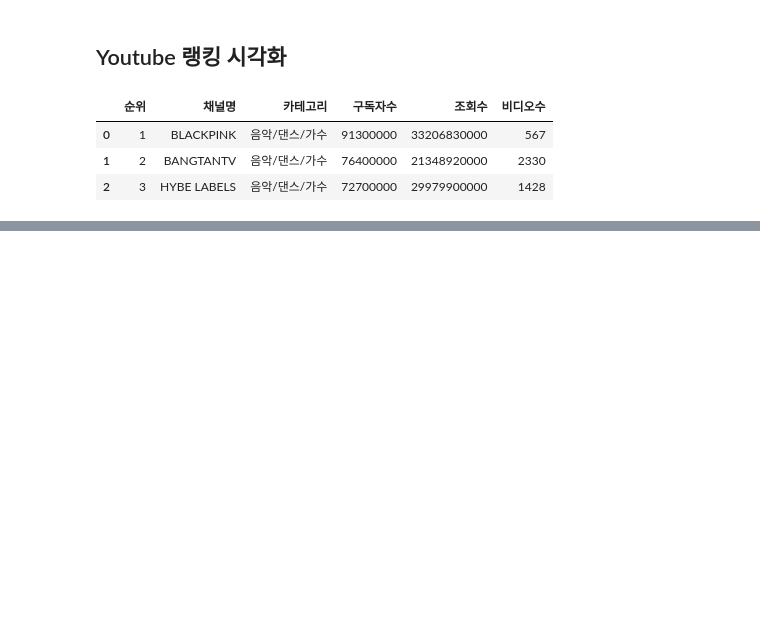
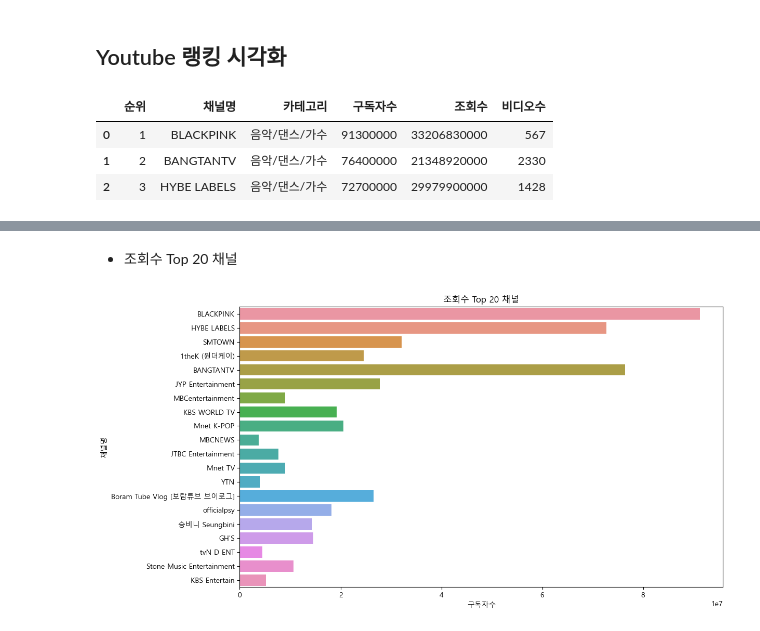
Before and after one commit to bong9C/DataAnalysis-2023.09, a Jupyter notebook: 05.Crawling/13.유튜브랭킹_시각화.ipynb, the cells around one changed output, grey strips where cells are left out. Drawn from its saved outputs; the diff is of its cells as text; code cells hidden in the pictures; blank space fills up the shorter version.

```diff
--- a/05.Crawling/13.유튜브랭킹_시각화.ipynb
+++ b/05.Crawling/13.유튜브랭킹_시각화.ipynb
@@ -17,0 +33,11 @@ df.head(3)
+# %% [markdown]
+- 조회수 Top 20 채널
+# %%
+df_view = df.sort_values(by='조회수', ascending=False)
+
+plt.figure(figsize=(12,7))
+sns.barplot(y='채널명', x='구독자수', data = df_view.head(20))
+plt.title('조회수 Top 20 채널')
+plt.show()
+# %% [output]
+[figure, added]
```
Also changed, not shown: parts of 13 cells of this notebook.
